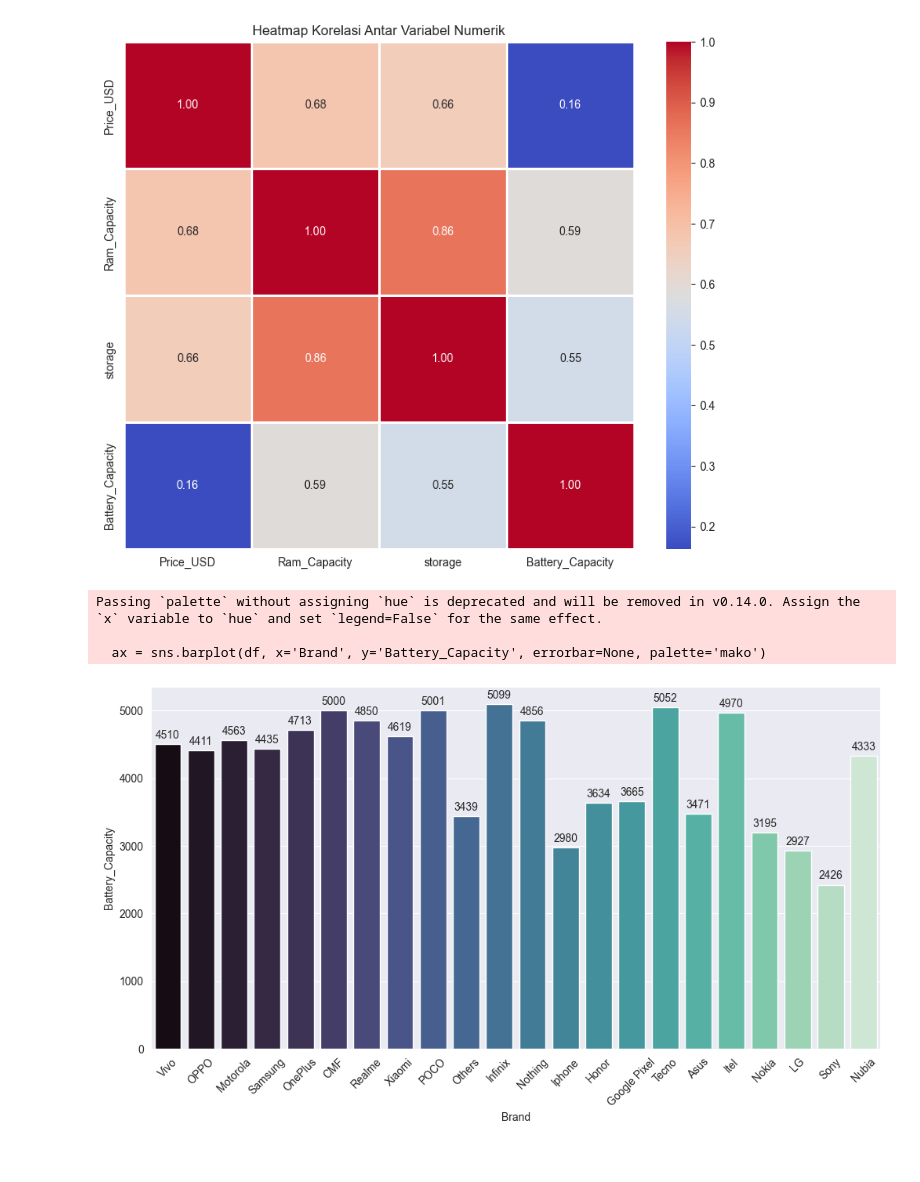
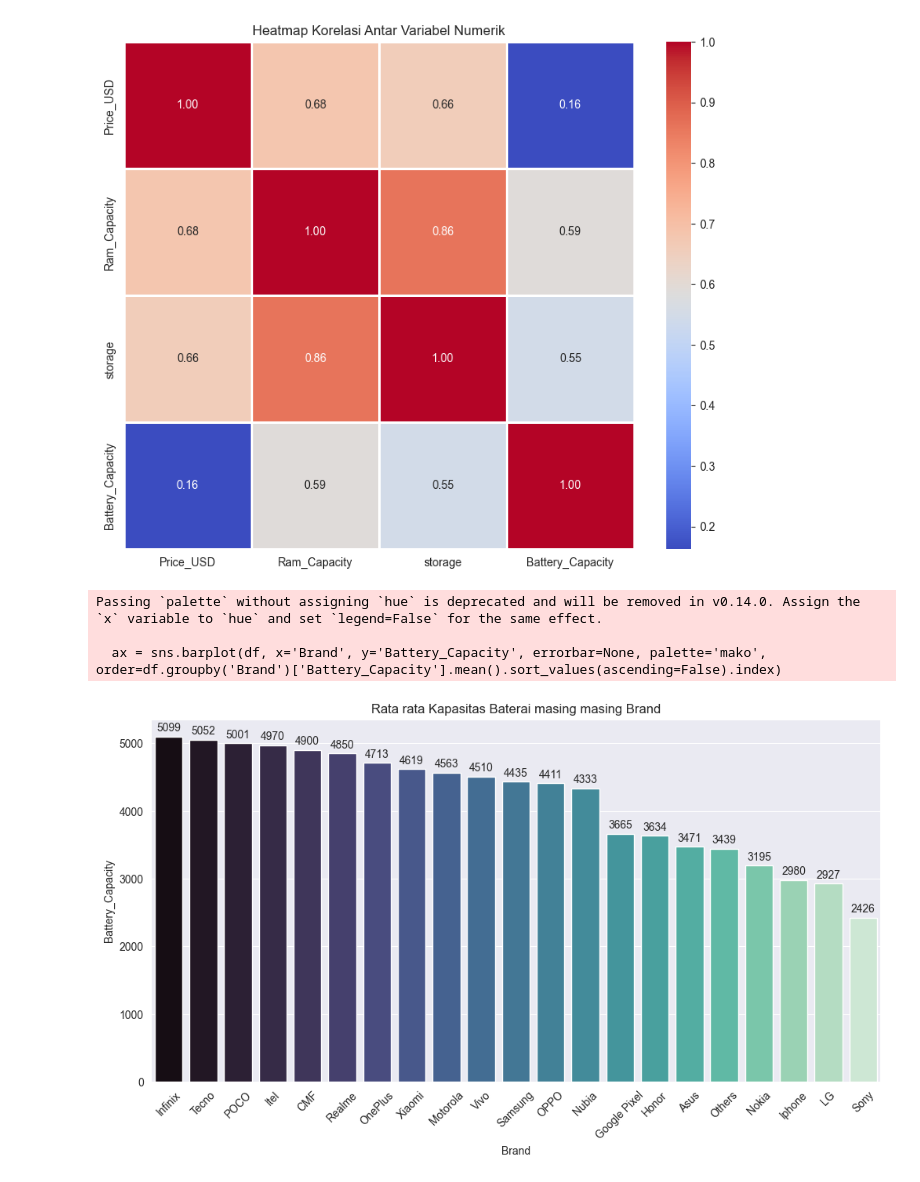
Before and after one commit to BOSU2905/Smartphone_Analysis, a Jupyter notebook: analyze.ipynb, the cells around one changed output. Saved outputs shown, nothing was run; the diff lists cells and outputs as text; code cells hidden in the pictures.

```diff
--- a/analyze.ipynb
+++ b/analyze.ipynb
@@ -123,7 +123,8 @@ mapping = {
     'Pixel' : 'Google Pixel',
     'realme' :'Realme',
     'Oppo' :'OPPO',
-    'Apple' :'Iphone'
+    'Apple' :'Iphone',
+    'Nothing' : 'CMF'
 }
 
 df['Brand'] = df['Brand'].replace(mapping)
@@ -272,13 +273,15 @@ sns.heatmap(corr, annot=True, cmap='coolwarm', fmt='.2f', linewidths=1)
 [figure]
 # %%
 plt.figure(figsize=(12,6))
-ax = sns.barplot(df, x='Brand', y='Battery_Capacity', errorbar=None, palette='mako')
+ax = sns.barplot(df, x='Brand', y='Battery_Capacity', errorbar=None, palette='mako', order=df.groupby('Brand')['Battery_Capacity'].mean().sort_values(ascending=False).index)
 for container in ax.containers:
     ax.bar_label(container, padding=3, fmt="%.0f")
+
 plt.xticks(rotation=45)
+plt.title("Rata rata Kapasitas Baterai masing masing Brand")
 plt.show()
 # %% [output]
 Passing `palette` without assigning `hue` is deprecated and will be removed in v0.14.0. Assign the `x` variable to `hue` and set `legend=False` for the same effect.
 
-  ax = sns.barplot(df, x='Brand', y='Battery_Capacity', errorbar=None, palette='mako')
+  ax = sns.barplot(df, x='Brand', y='Battery_Capacity', errorbar=None, palette='mako', order=df.groupby('Brand')['Battery_Capacity'].mean().sort_values(ascending=False).index)
-[figure, old version]
+[figure, new version]
```
Also changed, not shown: parts of 4 cells of this notebook.
